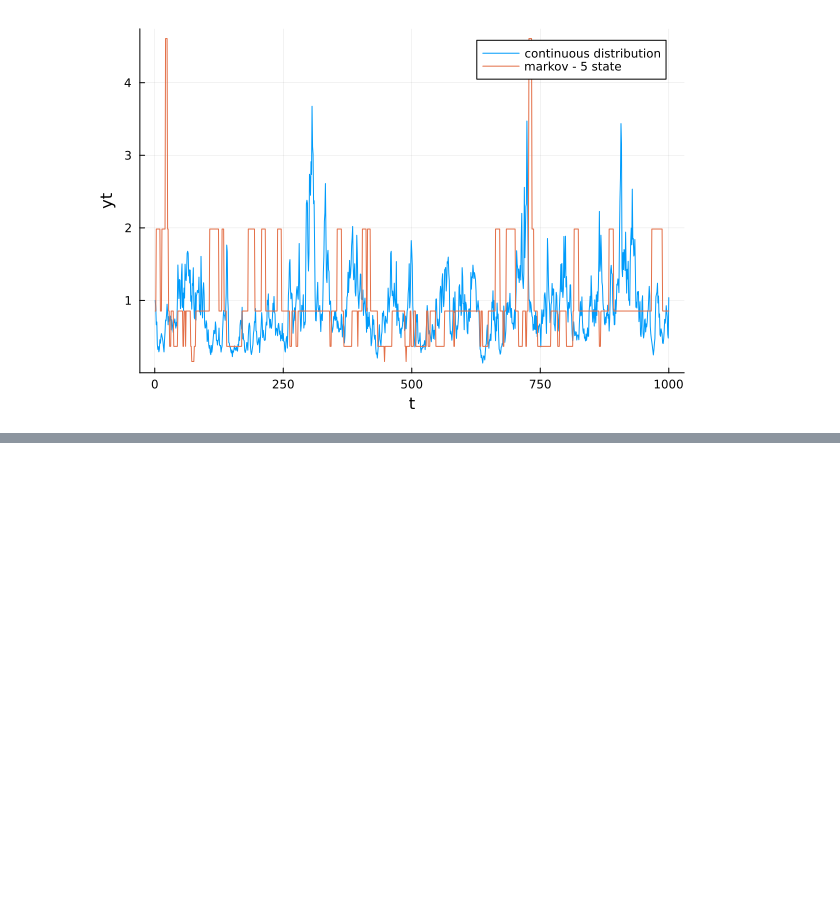
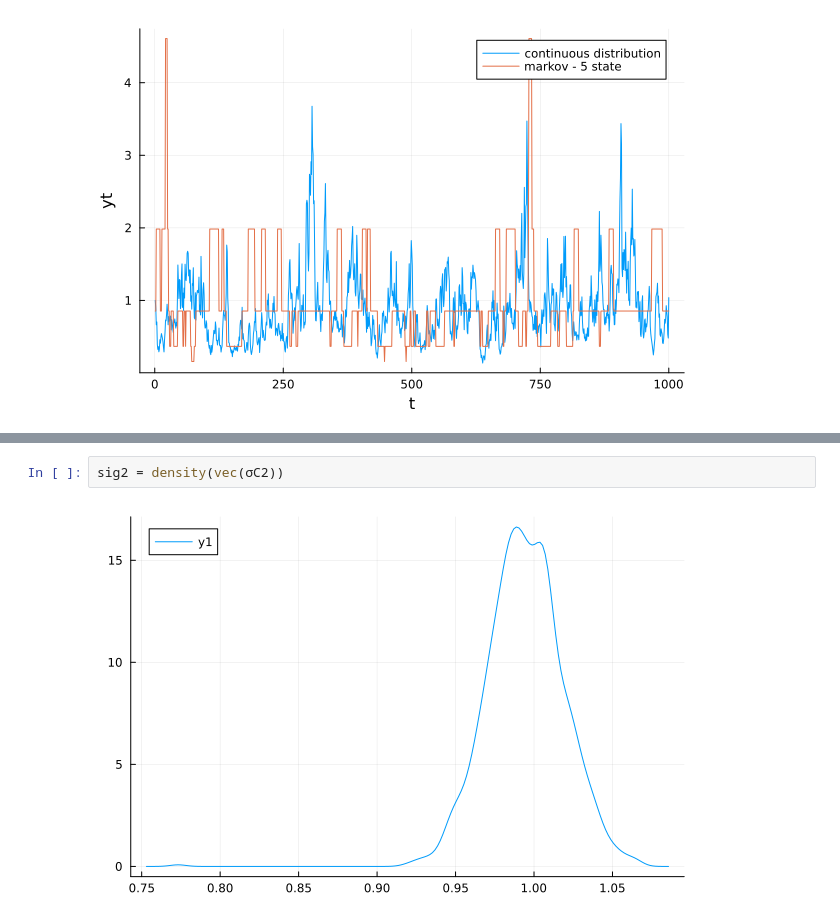
Before and after one commit to emmerola/PSC_macro, a Jupyter notebook: merola_psC_toShare.ipynb, the cells around one changed output, grey strips where cells are left out. Cells and saved outputs as stored; diff of their text form; blank space fills up the shorter version.

```diff
--- a/merola_psC_toShare.ipynb
+++ b/merola_psC_toShare.ipynb
@@ -208,0 +487,4 @@ b = plot(a, tgrid, ygrid100, label = "markov - 100 state", xlabel="t", ylabel="y
+# %%
+sig2 = density(vec(σC2))
+# %% [output]
+[figure, added]
```
Also changed, not shown: parts of 23 cells of this notebook.
